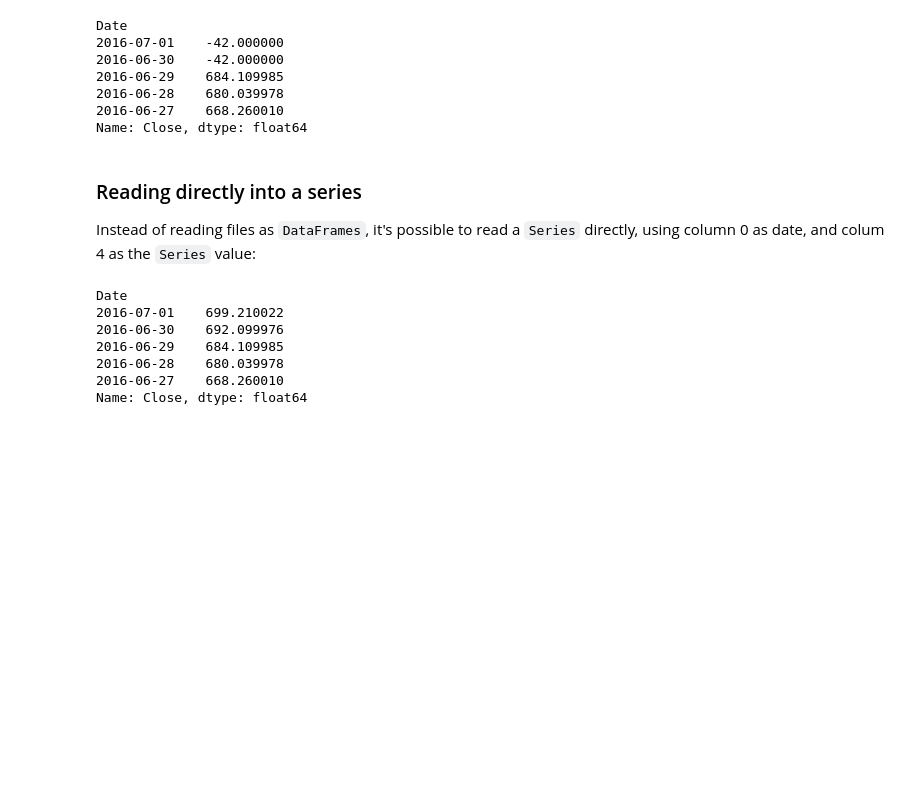
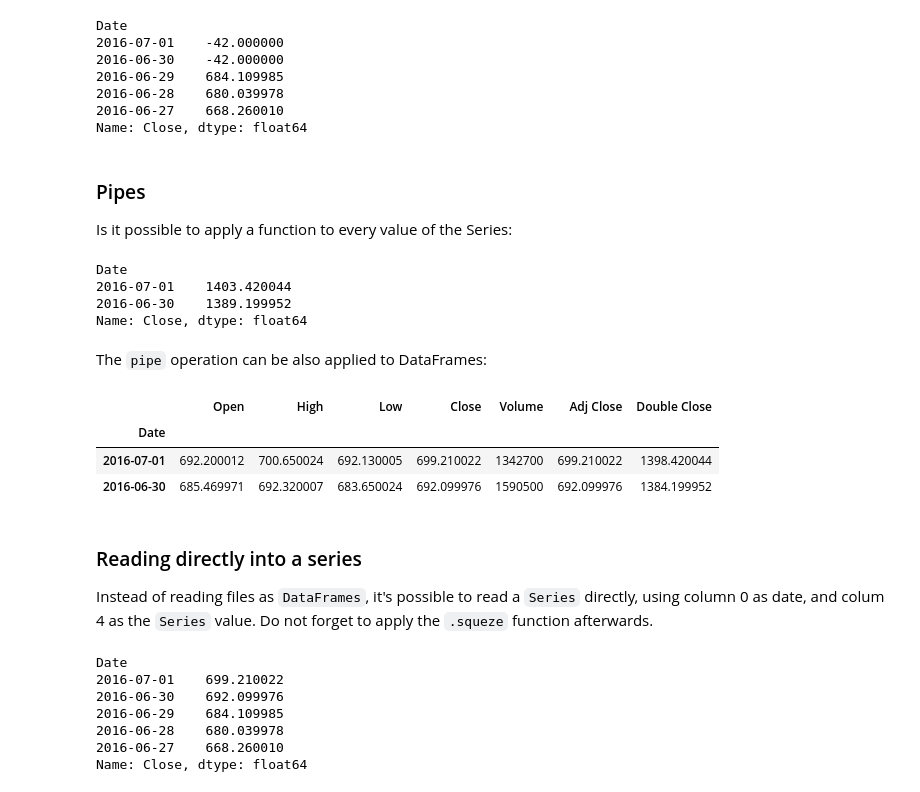
Before and after one commit to luisbelloch/pandas_notebooks, a Jupyter notebook: 01_getting_started.ipynb, the cells around one changed output. Drawn from its saved outputs; the diff is of its cells as text; code cells hidden in the pictures; blank space fills up the shorter version.

```diff
--- a/01_getting_started.ipynb
+++ b/01_getting_started.ipynb
@@ -126,0 +143,3 @@ Or _month_ ranges:
+# %%
+data = pd.read_csv("./data/goog.csv", index_col=0, parse_dates=True)
+data.index[0]
@@ -347,8 +395,35 @@ Date
 2016-06-28    680.039978
 2016-06-27    668.260010
 Name: Close, dtype: float64
+# %% [markdown]
+### Pipes
+
+Is it possible to apply a function to every value of the Series:
+# %%
+def double(x):
+    return x * 2
+
+data.Close.pipe(double).pipe(lambda x: x + 5).head(2)
+# %% [output]
+Date
+2016-07-01    1403.420044
+2016-06-30    1389.199952
+Name: Close, dtype: float64
+# %% [markdown]
+The `pipe` operation can be also applied to DataFrames:
+# %%
+def double_close(df):
+    df['Double Close'] = df['Close'] * 2
+    return df
+
+data.pipe(double_close).head(2)
+# %% [output]
+|  | Open | High | Low | Close | Volume | Adj Close | Double Close |
+| Date |  |  |  |  |  |  |  |
+| 2016-07-01 | 692.200012 | 700.650024 | 692.130005 | 699.210022 | 1342700 | 699.210022 | 1398.420044 |
+| 2016-06-30 | 685.469971 | 692.320007 | 683.650024 | 692.099976 | 1590500 | 692.099976 | 1384.199952 |
 # %% [markdown]
 ### Reading directly into a series
 
-Instead of reading files as `DataFrames`, it's possible to read a `Series` directly, using column 0 as date, and colum 4 as the `Series` value:
+Instead of reading files as `DataFrames`, it's possible to read a `Series` directly, using column 0 as date, and colum 4 as the `Series` value. Do not forget to apply the `.squeze` function afterwards.
 # %%
```
Also changed, not shown: parts of 33 cells of this notebook, 3 other files.
